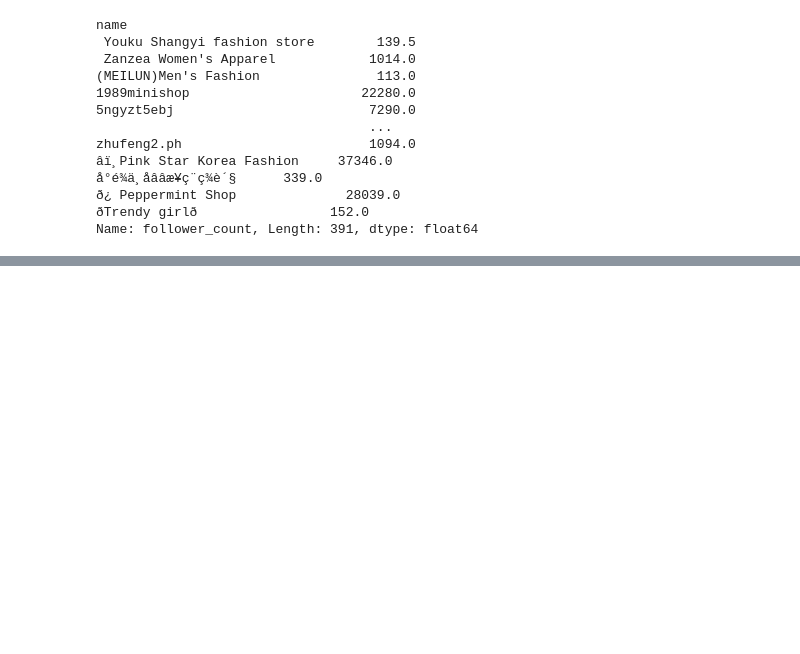
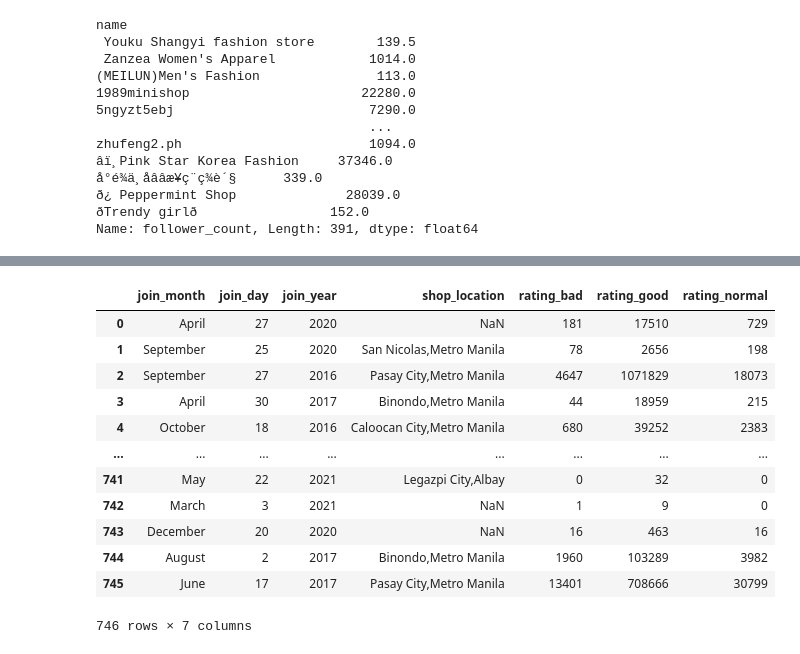
Before and after one commit to hunght92/Codegym, a Jupyter notebook: Học lại.ipynb, the cells around one changed output, grey strips where cells are left out. Cells and saved outputs as stored; diff of their text form; code cells hidden in the pictures; blank space fills up the shorter version.

```diff
--- a/Học lại.ipynb
+++ b/Học lại.ipynb
@@ -1211,0 +1232,7 @@ Name: follower_count, Length: 391, dtype: float64
+# %%
+#[Thực hành] Thêm cột dữ liệu mới từ các cột dữ liệu đã có
+#1. Chuẩn bị dữ liệu
+#Bộ dữ liệu Shopee.ph Korean-top clothing – Shop data.csv
+import pandas as pd
+df=pd.read_csv(r"/workspaces/Codegym/Dataset/shopeep_koreantop_clothing_shop_data.csv", encoding = "ISO-8859-1")
+df
@@ -1211,0 +1253,18 @@ Name: follower_count, Length: 391, dtype: float64
+# %%
+# Để đơn giản ta thực hiện lọc tập dữ liệu ban đầu theo các thuộc tính sau
+df = df[['join_month', 'join_day','join_year','shop_location','rating_bad','rating_good','rating_normal']]
+df
+# %% [output]
+|  | join_month | join_day | join_year | shop_location | rating_bad | rating_good | rating_normal |
+| 0 | April | 27 | 2020 | NaN | 181 | 17510 | 729 |
+| 1 | September | 25 | 2020 | San Nicolas,Metro Manila | 78 | 2656 | 198 |
+| 2 | September | 27 | 2016 | Pasay City,Metro Manila | 4647 | 1071829 | 18073 |
+| 3 | April | 30 | 2017 | Binondo,Metro Manila | 44 | 18959 | 215 |
+| 4 | October | 18 | 2016 | Caloocan City,Metro Manila | 680 | 39252 | 2383 |
+| ... | ... | ... | ... | ... | ... | ... | ... |
+| 741 | May | 22 | 2021 | Legazpi City,Albay | 0 | 32 | 0 |
+| 742 | March | 3 | 2021 | NaN | 1 | 9 | 0 |
+| 743 | December | 20 | 2020 | NaN | 16 | 463 | 16 |
+| 744 | August | 2 | 2017 | Binondo,Metro Manila | 1960 | 103289 | 3982 |
+| 745 | June | 17 | 2017 | Pasay City,Metro Manila | 13401 | 708666 | 30799 |
+746 rows × 7 columns
```
Also changed, not shown: parts of 2 cells of this notebook.
